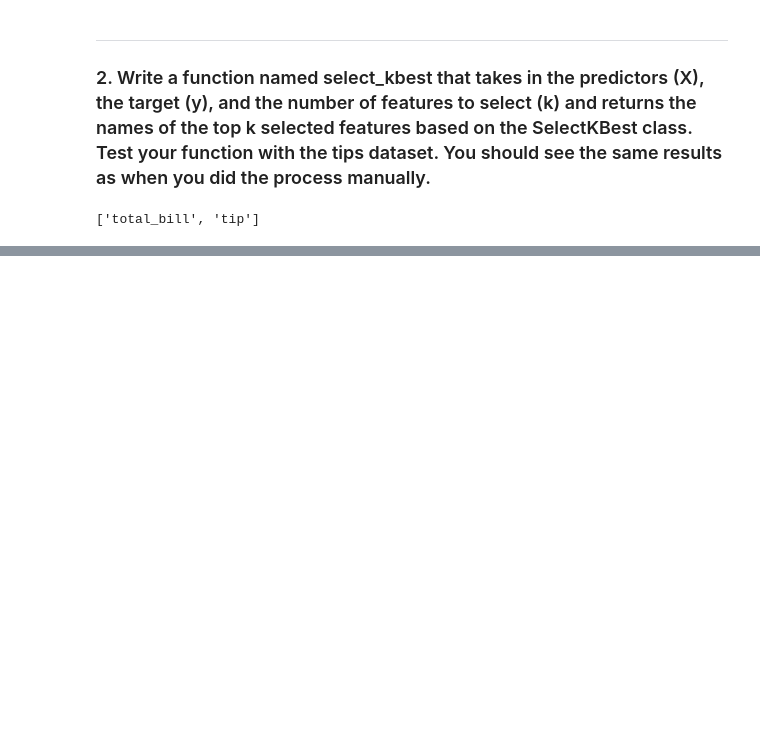
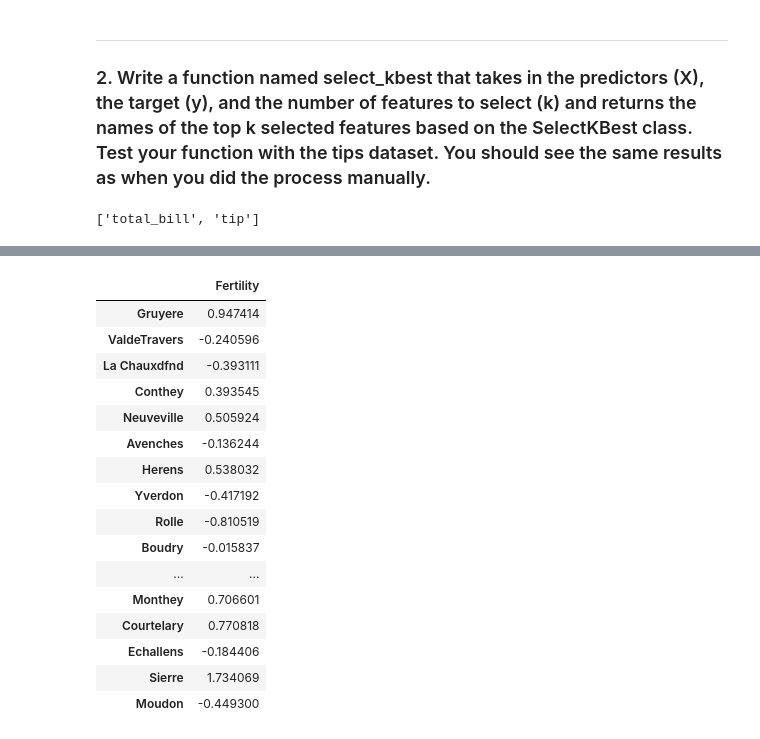
Before and after one commit to aleclhartman/ds-methodologies-exercises, a Jupyter notebook: regression/feature_engineering.ipynb, the cells around one changed output, grey strips where cells are left out. Cells and saved outputs as stored; diff of their text form; code cells hidden in the pictures; blank space fills up the shorter version.

```diff
--- a/regression/feature_engineering.ipynb
+++ b/regression/feature_engineering.ipynb
@@ -317,0 +424,20 @@ select_kbest(X_train, y_train)
+# %%
+y_train
+# %% [output]
+|  | Fertility |
+| Gruyere | 0.947414 |
+| ValdeTravers | -0.240596 |
+| La Chauxdfnd | -0.393111 |
+| Conthey | 0.393545 |
+| Neuveville | 0.505924 |
+| Avenches | -0.136244 |
+| Herens | 0.538032 |
+| Yverdon | -0.417192 |
+| Rolle | -0.810519 |
+| Boudry | -0.015837 |
+| ... | ... |
+| Monthey | 0.706601 |
+| Courtelary | 0.770818 |
+| Echallens | -0.184406 |
+| Sierre | 1.734069 |
+| Moudon | -0.449300 |
```
Also changed, not shown: parts of 23 cells of this notebook, 1 other file.
